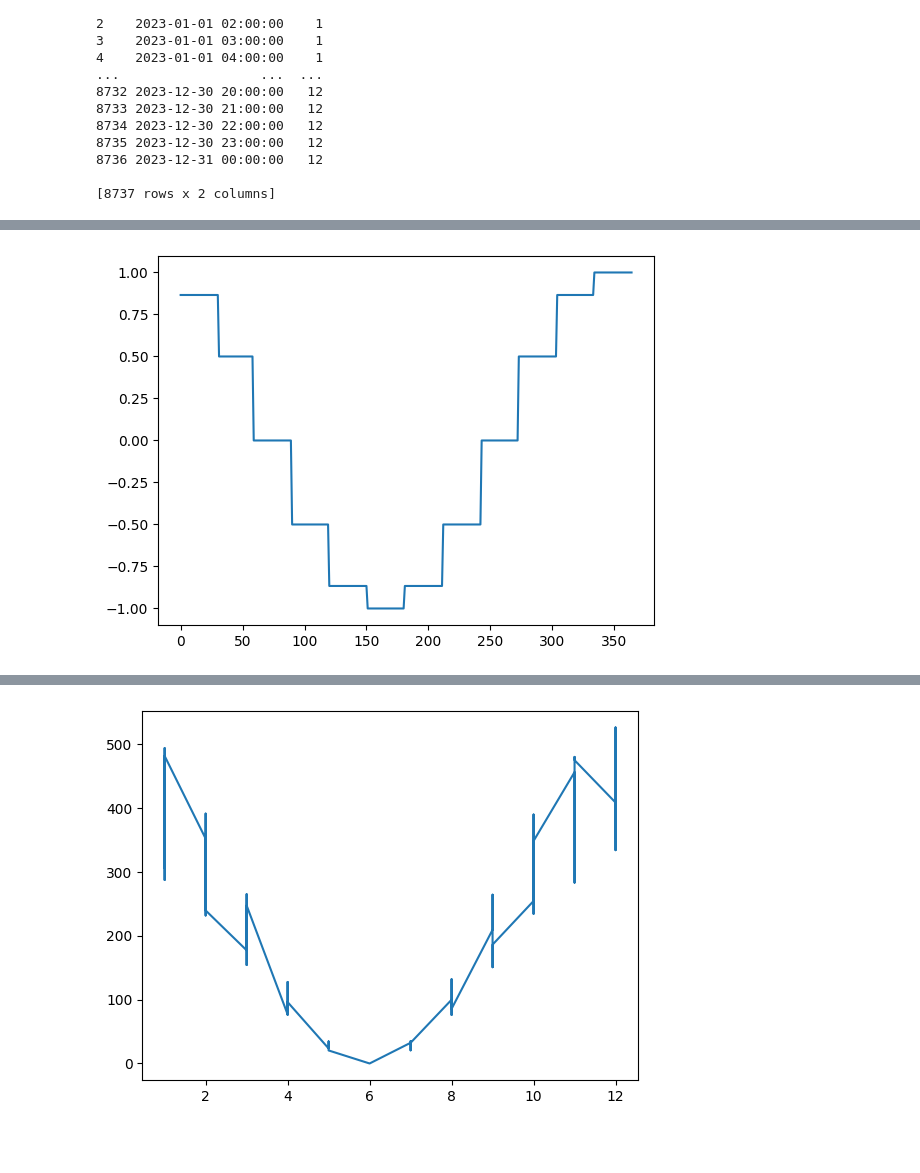
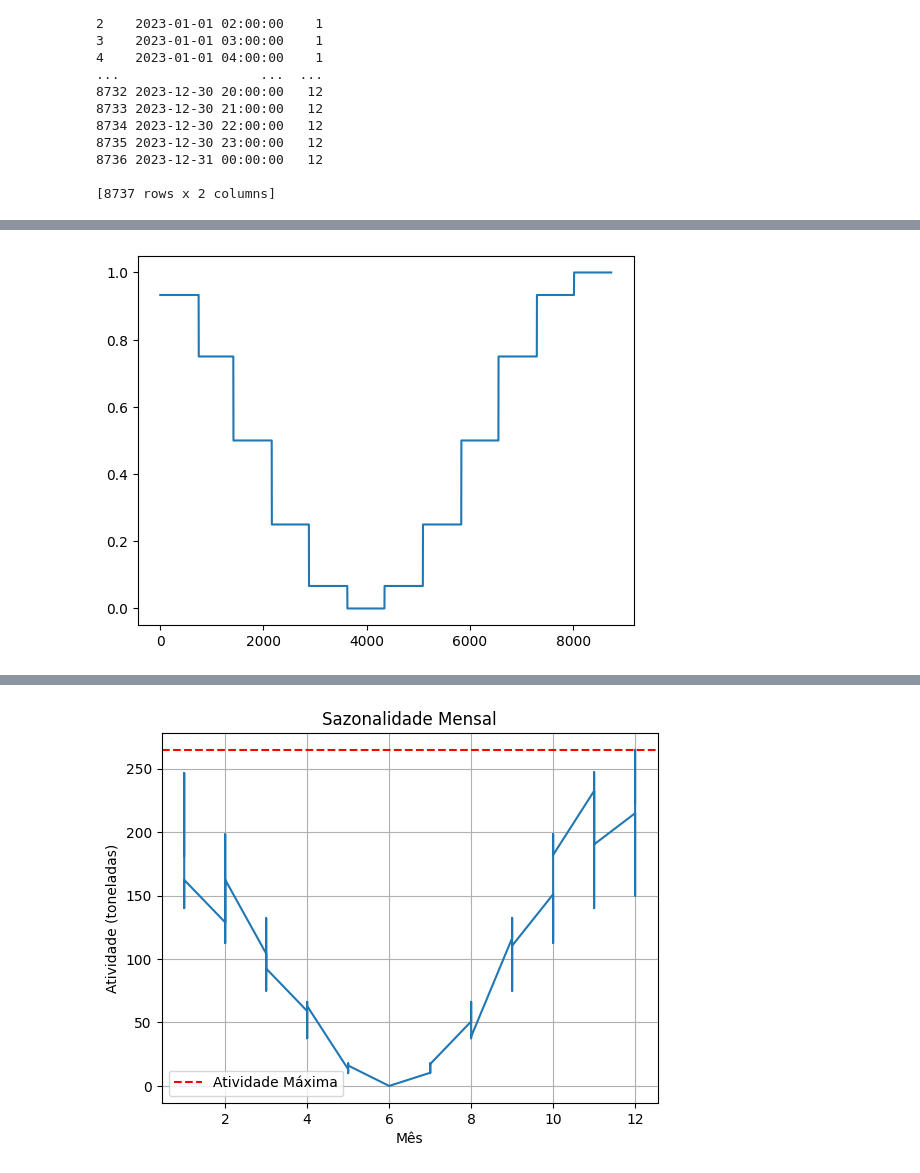
Before and after one commit to martinscica/ENS5173, a Jupyter notebook: Atividade01_Bruno_Cecilia.ipynb, the cells around one changed output, grey strips where cells are left out. Saved outputs shown, nothing was run; the diff lists cells and outputs as text; code cells hidden in the pictures; blank space fills up the shorter version.

```diff
--- a/Atividade01_Bruno_Cecilia.ipynb
+++ b/Atividade01_Bruno_Cecilia.ipynb
@@ -69,12 +71,3 @@ fig.savefig(cwd+'\\Figuras\\barplot_fatorEmiss.png')
 [figure]
 # %% [markdown]
 ## Criando taxa de atividade com sazonalidade
-# %%
-# Criando vetor de valores de atividade
-import numpy as np
-atvMax = 265
-atvMin = 150
-n = 365 #dias do ano
-atv = (atvMax - atvMin)*np.random.rand(n) + atvMin
-fig, ax= plt.subplots()
-ax.plot(atv)
@@ -125,7 +115,7 @@ for data in vetor_datas:
 import pandas as pd
 
 # Criar um intervalo de datas com frequência horária
-datas = pd.date_range(start='2023-01-01', end='2023-12-31', freq='h')
+datas = pd.date_range(start='2023-01-01 00:00:00', end='2023-12-31 00:00:00', freq='h')
 
 # Criar um DataFrame com as datas
 df = pd.DataFrame({'Data': datas})
@@ -153,13 +143,10 @@ print(df)
 # %%
 # Criando dataframe com datas e valores de atividade máx e mín
 import pandas as pd
-# Extraindo o número de linhas/número de datas
-n = df.shape[0]
 
 # Criando atividade
-atv = (atvMax - atvMin)*np.random.rand(n) + atvMin
-df['atividade'] = atv
-#print(atv)
+atv = (atvMax - atvMin)*np.random.rand(len(df)) + atvMin
+df['Atividade'] = atv
 print(df)
 df.to_csv(r"C:\Users\cecil\OneDrive\Documentos\CPA\ENS5173\tabelas\ativ.csv")
 # %% [output]
@@ -180,16 +167,27 @@ df.to_csv(r"C:\Users\cecil\OneDrive\Documentos\CPA\ENS5173\tabelas\ativ.csv")
 # %%
 # Criando componente sazonal
 
-sazonalidade = np.cos((2*np.pi)*df['Mes']/12)
+sazonalidade = 0.5 * (np.cos(2*np.pi*df['Mes']/12) + 1)
 plt.plot(sazonalidade)
-df['sazonalidade'] = sazonalidade + 1
+df['Sazonalidade'] = sazonalidade
 df.to_csv(r"C:\Users\cecil\OneDrive\Documentos\CPA\ENS5173\tabelas\ativ.csv")
 # %% [output]
-[figure, old version]
+[figure, new version]
 # %%
 # Valores de atividade máx e mín com sazonalidade
 
-df['AtivSazonal'] = df['atividade'] * df['sazonalidade']
+atividade_sazonal = atv * sazonalidade
+df['Atividade_Sazonal'] = atividade_sazonal
+print(df)
 
-plt.plot(df['Mes'], df['AtivSazonal'])
+plt.plot(df['Mes'], df['Atividade_Sazonal'])
+plt.xlabel('Mês')
+plt.ylabel('Atividade (toneladas)')
+plt.axhline(y=atvMax, color='r', linestyle='--', label='Atividade Máxima')
+plt.legend()
+plt.title('Sazonalidade Mensal')
+plt.grid(True)
+
+df.to_csv(r"C:\Users\cecil\OneDrive\Documentos\CPA\ENS5173\tabelas\ativ.csv")
+fig.savefig(cwd+'\\Figuras\\Atividade_Sazonal.png')
 # %% [output]
@@ -197 +208 @@ plt.plot(df['Mes'], df['AtivSazonal'])
-[figure, old version]
+[figure, new version]
```
Also changed, not shown: parts of 7 cells of this notebook.
